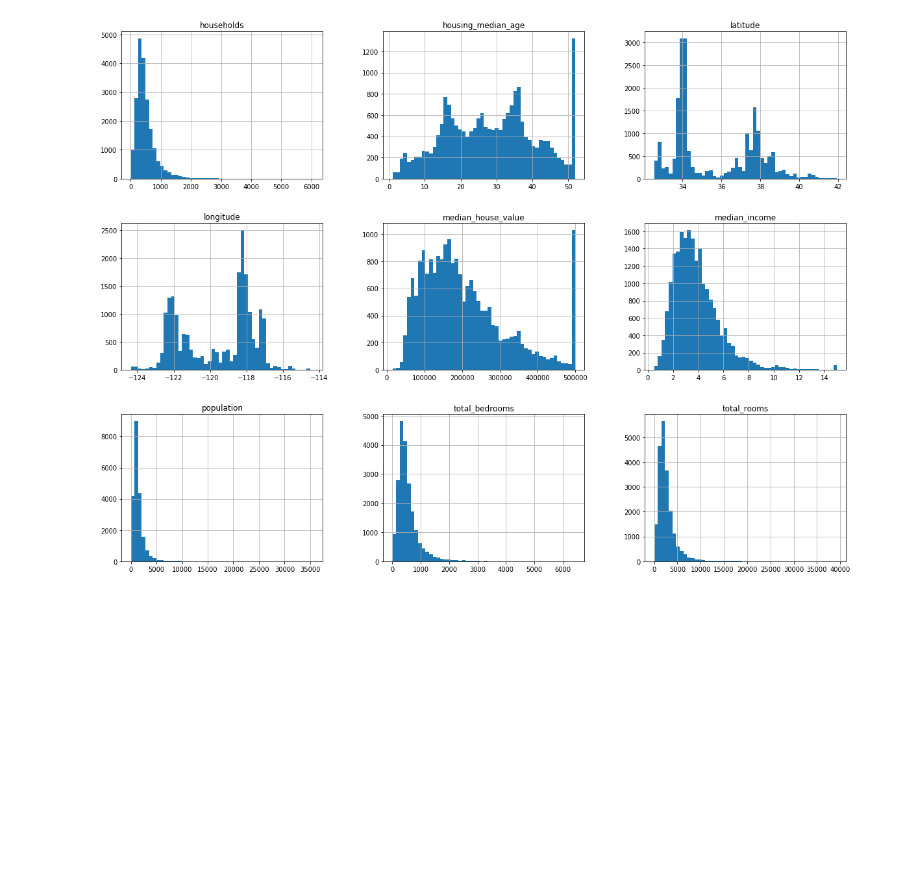
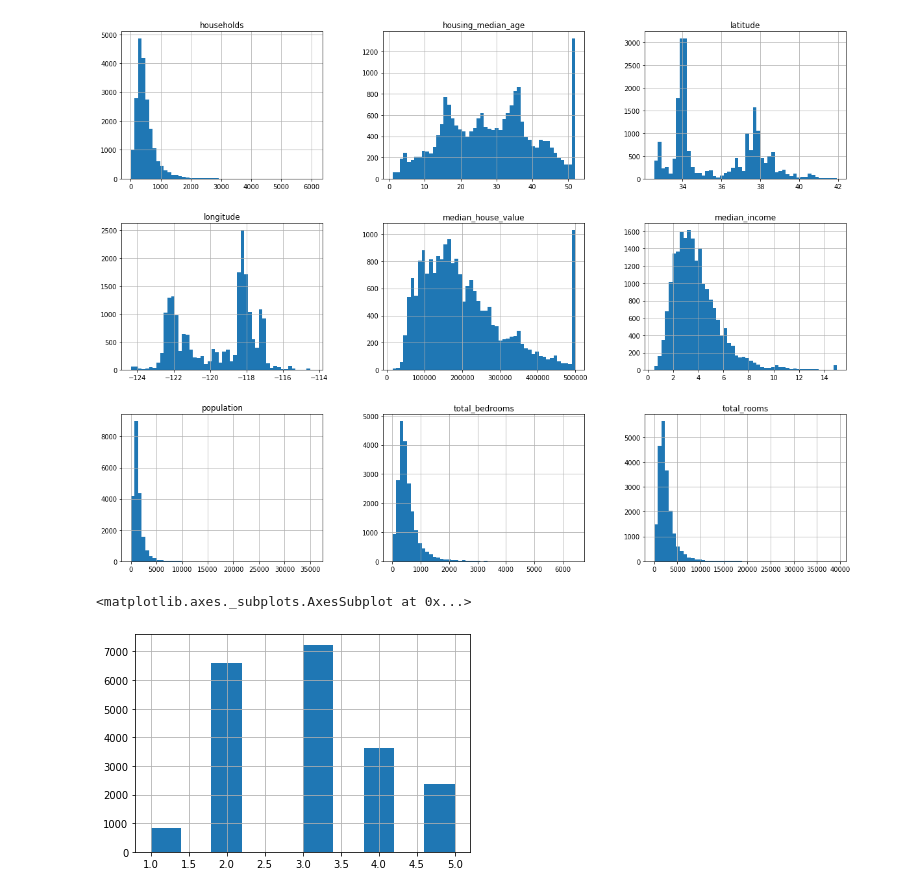
Before and after one commit to gbark/housing, a Jupyter notebook: Housing.ipynb, the cells around one changed output. Drawn from its saved outputs; the diff is of its cells as text; code cells hidden in the pictures; blank space fills up the shorter version.

```diff
--- a/Housing.ipynb
+++ b/Housing.ipynb
@@ -67,0 +81,10 @@ plt.show()
+# %%
+import pandas as pd
+import numpy as np
+
+housing["income_cat"] = pd.cut(housing["median_income"], bins=[0., 1.5, 3.0, 4.5, 6., np.inf], labels=[1, 2, 3, 4, 5])
+
+housing["income_cat"].hist()
+# %% [output]
+<matplotlib.axes._subplots.AxesSubplot at 0x...>
+[figure, added]
```
Also changed, not shown: parts of 4 cells of this notebook, 1 other file.
